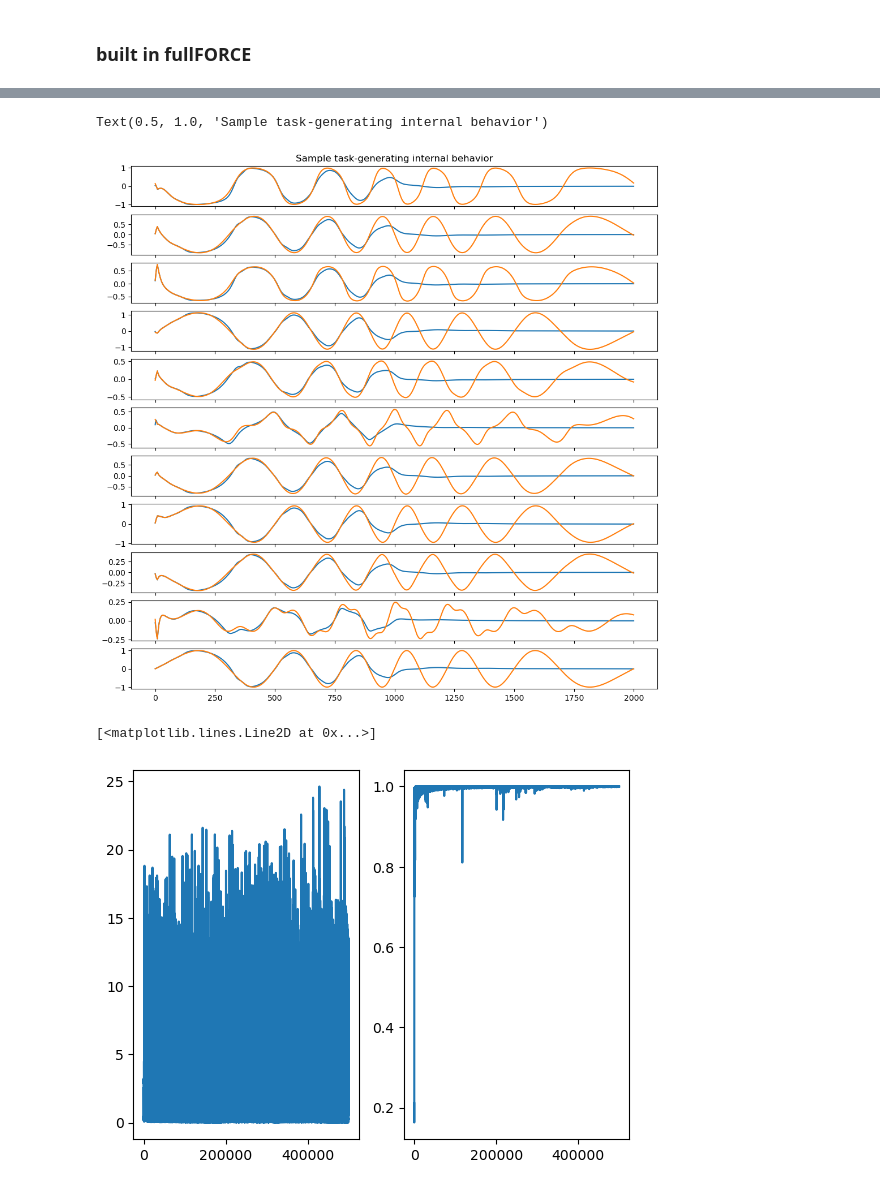
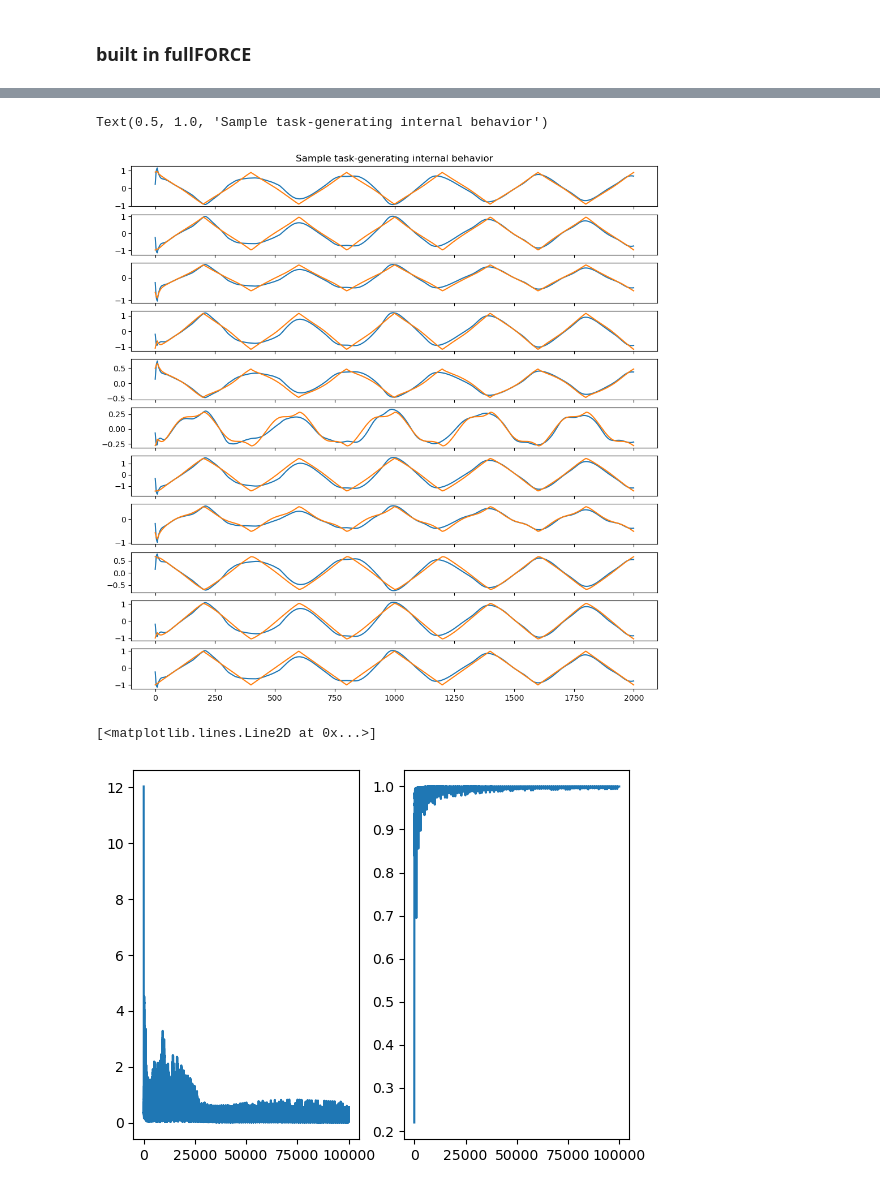
Before and after one commit to Sam-q-3736/srnn_rls, a Jupyter notebook: fF-recreation.ipynb, the cells around one changed output, grey strips where cells are left out. Cells and saved outputs as stored; diff of their text form; code cells hidden in the pictures.

Commit message:
fullFORCE on a sawtooth

```diff
--- a/fF-recreation.ipynb
+++ b/fF-recreation.ipynb
@@ -42,0 +47,5 @@ fin, fout, _ = inps_and_targs(dt, plot=True)
+# %%
+t = np.linspace(0, 2, 2000)
+sawtarg = sp.signal.sawtooth(5 * np.pi * t, 0.5)
+sawtarg = sawtarg[:, np.newaxis]
+plt.plot(sawtarg)
@@ -49,12 +61,12 @@ npar, tpar, trpar, cpar, rpar = create_default_params_rate()
 tpar['dt'] = 1
 tpar['total_time'] = 2000
 rpar['run_time'] = 2000
-trpar['training_loops'] = 500
+trpar['training_loops'] = 200
 # %% [markdown]
 ### built in fullFORCE
 # %%
 net = RateTraining(npar, tpar, trpar, cpar, rpar)
 # %%
-xt, Hxt, errs, rel_errs, aux_targs, ufin, ufout = net.fullFORCE(fin, fout)
+xt, Hxt, errs, rel_errs, aux_targs, ufin, ufout = net.fullFORCE(fin, sawtarg)
 # %% [output]
 Stabilizing networks
@@ -77,32 +79,32 @@ training: 480
 # %%
 n_plot = 10
 nloop = trpar['training_loops']
 timesteps = int(tpar['total_time']/tpar['dt'])
-btp = 499
+btp = 0
 
 zt = np.dot(net.W_trained, Hxt)
 
 fig, axs = plt.subplots(n_plot + 1, 1, figsize = (12, 12), sharex = True)
 for i in range(n_plot):
     # axs[i].plot(Hxt[i, 0:timesteps])
     # axs[i].plot(aux_targs[i, 0:timesteps])
     axs[i].plot(zt[i, (btp)*timesteps:(btp + 1)*timesteps])
     axs[i].plot(aux_targs[i, (btp)*timesteps:(btp + 1)*timesteps])
 
 axs[n_plot].plot(net.W_out @ Hxt[:, (btp)*timesteps:(btp + 1)*timesteps])
-axs[n_plot].plot(fout)
+axs[n_plot].plot(sawtarg)
 
 axs[0].set_title("Sample task-generating internal behavior")
 # %% [output]
 Text(0.5, 1.0, 'Sample task-generating internal behavior')
-[figure, old version]
+[figure, new version]
 # %%
 fig, axs = plt.subplots(1, 2)
 axs[0].plot(errs)
 axs[1].plot(rel_errs)
 # %% [output]
 [<matplotlib.lines.Line2D at 0x...>]
-[figure, old version]
+[figure, new version]
 # %%
 x, Hx = net.run_rate(ufin)
 # %%
```
Also changed, not shown: parts of 5 cells of this notebook.
